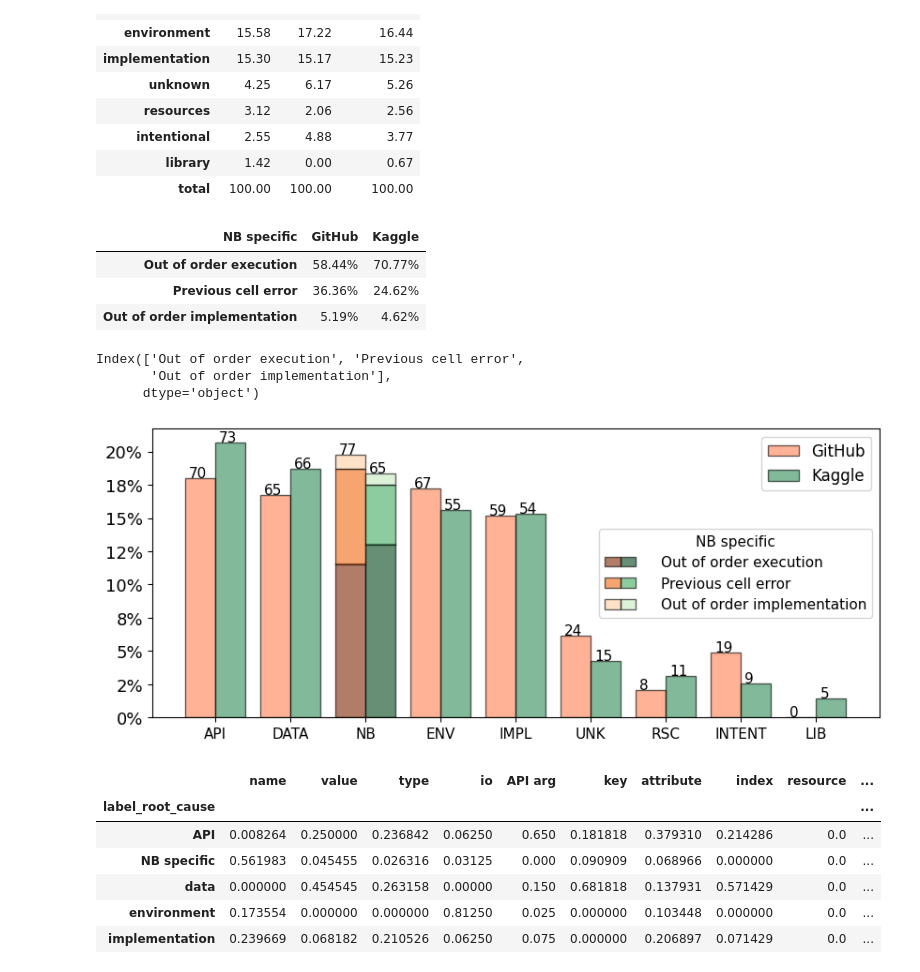
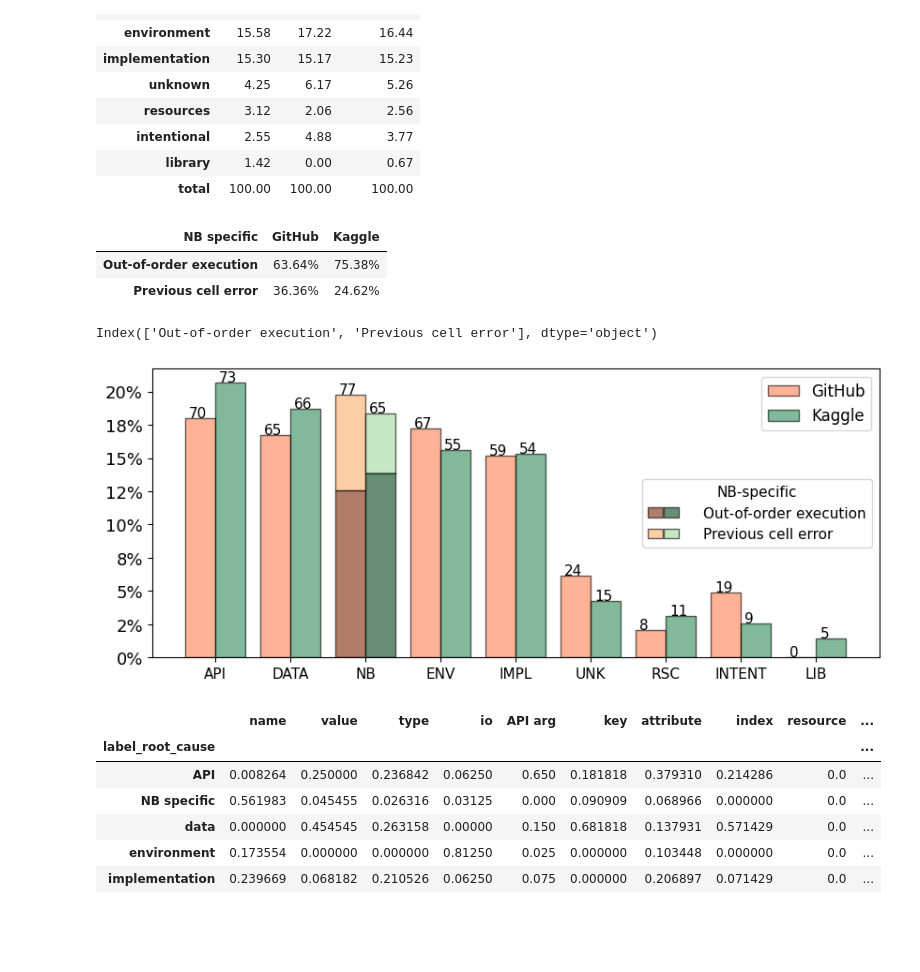
Before and after one commit to PELAB-LiU/jupyter_nbs_empirical, a Jupyter notebook: notebook_error_analysis-manual_labels_plots_rqs.ipynb, the cells around one changed output. Saved outputs shown, nothing was run; the diff lists cells and outputs as text; code cells hidden in the pictures; blank space fills up the shorter version.

```diff
--- a/notebook_error_analysis-manual_labels_plots_rqs.ipynb
+++ b/notebook_error_analysis-manual_labels_plots_rqs.ipynb
@@ -308,25 +309,29 @@ print((rc['Combined'].loc['API']+rc['Combined'].loc['data']+rc['Combined'].loc['
 | intentional | 2.55 | 4.88 | 3.77 |
 | library | 1.42 | 0.00 | 0.67 |
 | total | 100.00 | 100.00 | 100.00 |
-# %%
-# zoom in to root cause == NB specific - xxx
-nb_g = df_mlerr_labels_g[df_mlerr_labels_g["label_root_cause"].isin(config.label_root_cause["NB specific"])]
-nb_g_counts = nb_g.groupby("label_root_cause")["label_root_cause"].value_counts().sort_values(ascending=False)
-nb_g_counts = (nb_g_counts/nb_g_counts.sum()*100).round(2)
-nb_k = df_mlerr_labels_k[df_mlerr_labels_k["label_root_cause"].isin(config.label_root_cause["NB specific"])]
-nb_k_counts = nb_k.groupby("label_root_cause")["label_root_cause"].value_counts().sort_values(ascending=False)
-nb_k_counts = (nb_k_counts/nb_k_counts.sum()*100).round(2)
-
-nb_pp = pd.DataFrame([nb_g_counts,nb_k_counts],index=['GitHub','Kaggle'])
-nb_pp.columns=["Out of order execution", "Previous cell error", "Out of order implementation"]
-nb_pp.index.name = 'NB specific'
-
-nb_pp.T.astype(str) + '%'
-# %% [output]
-| NB specific | GitHub | Kaggle |
-| Out of order execution | 58.44% | 70.77% |
-| Previous cell error | 36.36% | 24.62% |
-| Out of order implementation | 5.19% | 4.62% |
+# %%
+# zoom in to root cause == NB specific - xxx
+nb_g = df_mlerr_labels_g[df_mlerr_labels_g["label_root_cause"].isin(config.label_root_cause["NB specific"])]
+nb_g_counts = nb_g.groupby("label_root_cause")["label_root_cause"].value_counts().sort_values(ascending=False)
+# merge out-of-order implementation into out-of-order execution
+nb_g_counts["nb specific - execution order"] = nb_g_counts["nb specific - execution order"]+nb_g_counts["nb specific - need execute future cells"]
+nb_g_counts = nb_g_counts[["nb specific - execution order","nb specific - previous cell error"]]
+nb_g_counts = (nb_g_counts/nb_g_counts.sum()*100).round(2)
+nb_k = df_mlerr_labels_k[df_mlerr_labels_k["label_root_cause"].isin(config.label_root_cause["NB specific"])]
+nb_k_counts = nb_k.groupby("label_root_cause")["label_root_cause"].value_counts().sort_values(ascending=False)
+nb_k_counts["nb specific - execution order"] = nb_k_counts["nb specific - execution order"]+nb_k_counts["nb specific - need execute future cells"]
+nb_k_counts = nb_k_counts[["nb specific - execution order","nb specific - previous cell error"]]
+nb_k_counts = (nb_k_counts/nb_k_counts.sum()*100).round(2)
+
+nb_pp = pd.DataFrame([nb_g_counts,nb_k_counts],index=['GitHub','Kaggle'])
+nb_pp.columns=["Out-of-order execution", "Previous cell error"] # "Out of order implementation"
+nb_pp.index.name = 'NB specific'
+
+nb_pp.T.astype(str) + '%'
+# %% [output]
+| NB specific | GitHub | Kaggle |
+| Out-of-order execution | 63.64% | 75.38% |
+| Previous cell error | 36.36% | 24.62% |
 # %%
 # transform to percentages
 rc_plot = rc.copy()
@@ -370,46 +375,44 @@ weight_count_g = nb_pp.T["GitHub"]*rc_nb_g/100
 weight_count_k = nb_pp.T["Kaggle"]*rc_nb_k/100
 bottom_g, bottom_k = 0,0
 for i in range(len(npspe_list)):
-    plt.bar(2 - width / 2, weight_count_g.iloc[i], width, alpha=0.6, color = cm_2(i*3), edgecolor = 'black',  bottom=bottom_g)
+    plt.bar(2 - width / 2, weight_count_g.iloc[i], width, alpha=0.6, color = cm_2(i*5), edgecolor = 'black',  bottom=bottom_g)
     bottom_g += weight_count_g.iloc[i]-0.03
-    plt.bar(2 + width / 2, weight_count_k.iloc[i], width, alpha=0.6, color = cm(i*3), edgecolor = 'black',  bottom=bottom_k)
+    plt.bar(2 + width / 2, weight_count_k.iloc[i], width, alpha=0.6, color = cm(i*5), edgecolor = 'black',  bottom=bottom_k)
     bottom_k += weight_count_k.iloc[i]-0.03
 
 # x ticks
 xticks_labels_new = [rc2abbr[x] for x in rc_plot.index]
 plt.xticks(ind, xticks_labels_new, rotation=0, fontsize=fontsize-5)
 plt.yticks(fontsize=fontsize-3)
 
 fig.axes[0].yaxis.set_major_formatter(PercentFormatter(decimals=0))
 # plt.xlabel("Exception types", fontsize=fontsize)
 # plt.ylabel("Percentage of errors", fontsize=fontsize)
 
 # np specific - add another legend
-lgd_colors = [cm_2(i*3) for i in range(3)] + [cm(i*3) for i in range(3)]
+lgd_colors = [cm_2(i*5) for i in range(2)] + [cm(i*5) for i in range(2)]
 print(npspe_list)
 # legend 2 labels
-lgd_labels=[""]*3+["Out of order execution", "Previous cell error", "Out of order implementation"]
+lgd_labels=[""]*2+["Out-of-order execution", "Previous cell error"] #, "Out-of-order implementation"
 
 lgnd = fig.axes[0].legend(labels=lgd_labels, loc="center right", ncols=2, fontsize=fontsize-5,columnspacing=-1.7,
-                          title="NB specific", title_fontsize=fontsize-5)
+                          title="NB-specific", title_fontsize=fontsize-5)
 fig.axes[0].add_artist(lgnd)
 i=0
 for handle in lgnd.legend_handles:
     handle.set_width(12)
     handle.set_color(lgd_colors[i])
     handle.set_edgecolor("black")
     i+=1
 
 # original legend
 plt.legend(fontsize=fontsize-4)
 
 # plt.savefig(r"C:\Users\yirwa29\OneDrive - Linköpings universitet\SAProject\Paper2/rc.pdf", bbox_inches='tight')
 plt.show()
 # %% [output]
-Index(['Out of order execution', 'Previous cell error',
-       'Out of order implementation'],
-      dtype='object')
+Index(['Out-of-order execution', 'Previous cell error'], dtype='object')
-[figure, old version]
+[figure, new version]
 # %%
 # relationship between exception types and root causes
 import matplotlib.pyplot as plt
```
Also changed, not shown: parts of 6 cells of this notebook, 2 other files.
